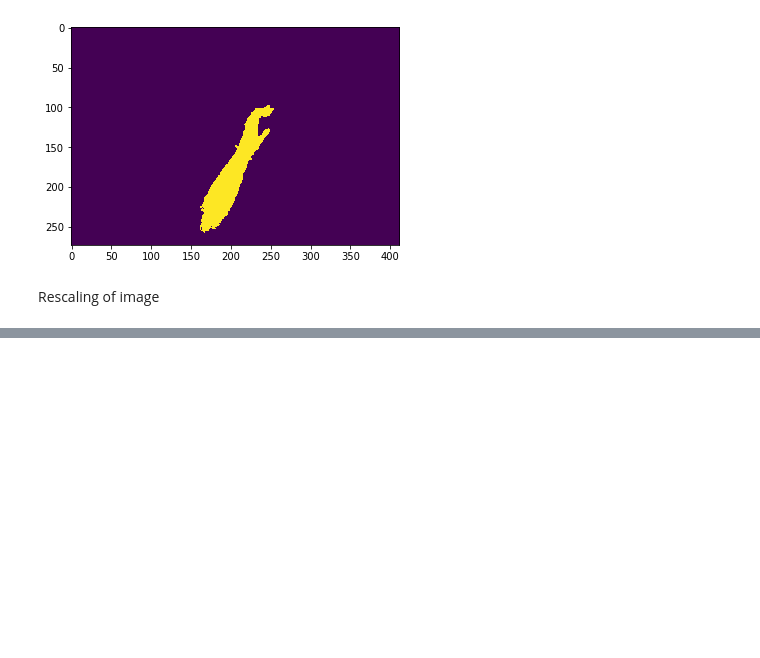
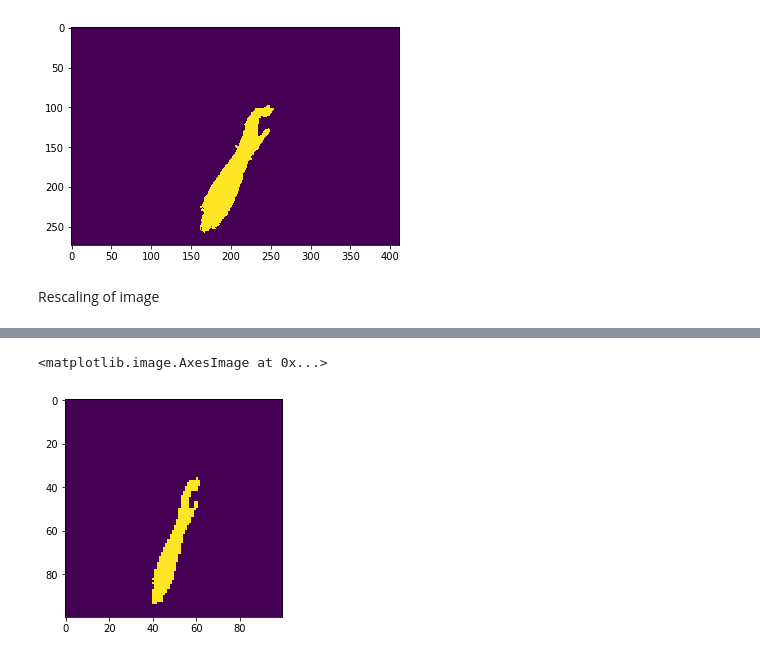
Before and after one commit to Rahulo5/GesturePredictionML, a Jupyter notebook: GesturePrediction.ipynb, the cells around one changed output, grey strips where cells are left out. Saved outputs shown, nothing was run; the diff lists cells and outputs as text; code cells hidden in the pictures; blank space fills up the shorter version.

```diff
--- a/GesturePrediction.ipynb
+++ b/GesturePrediction.ipynb
@@ -86,3 +85,8 @@ plt.imshow(c)
+# %%
+plt.imshow(image_for_input)
+# %% [output]
+<matplotlib.image.AxesImage at 0x...>
+[figure, added]
 # %%
 from sklearn.neural_network import MLPClassifier
 
```
Also changed, not shown: parts of 1 cell of this notebook.
